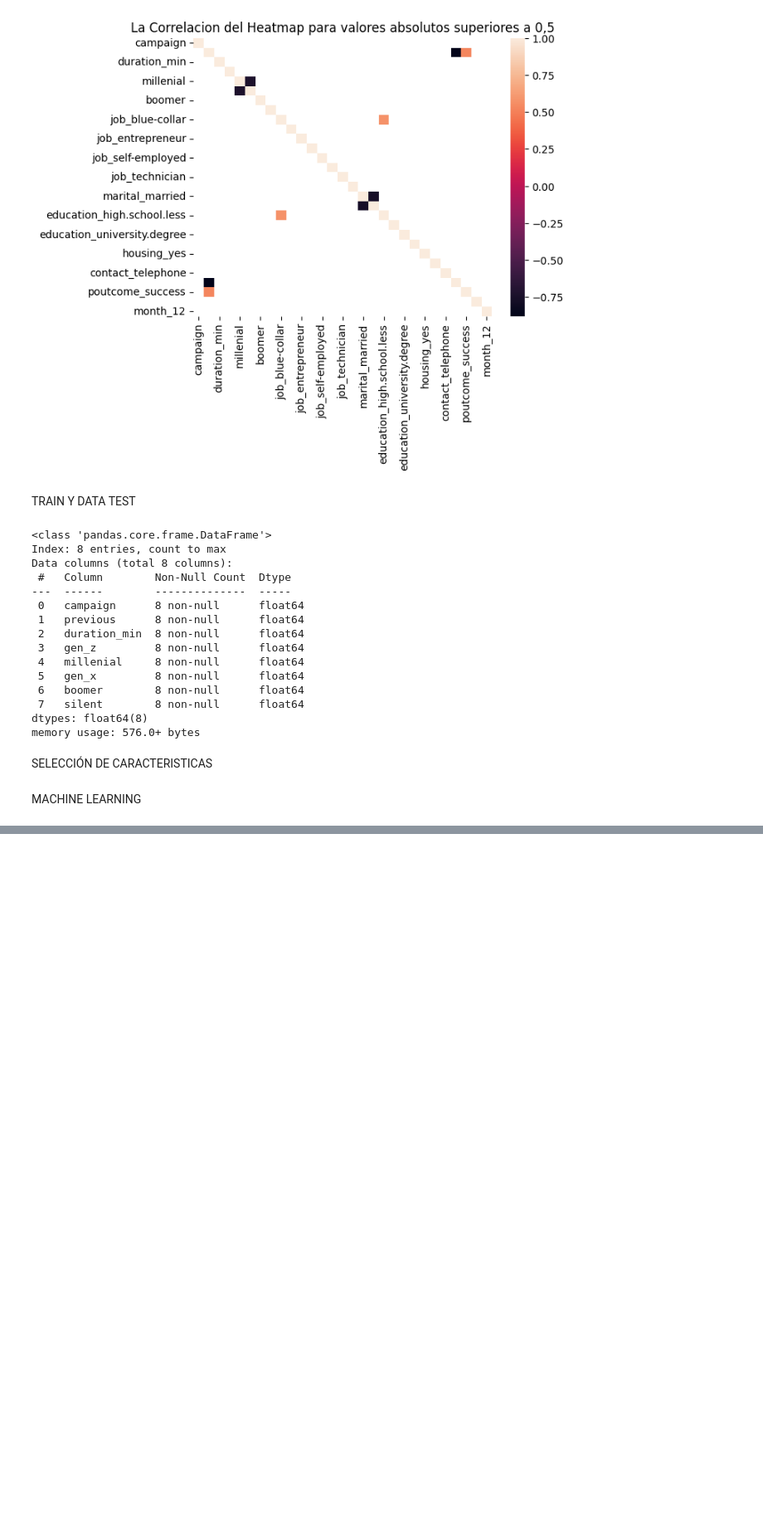
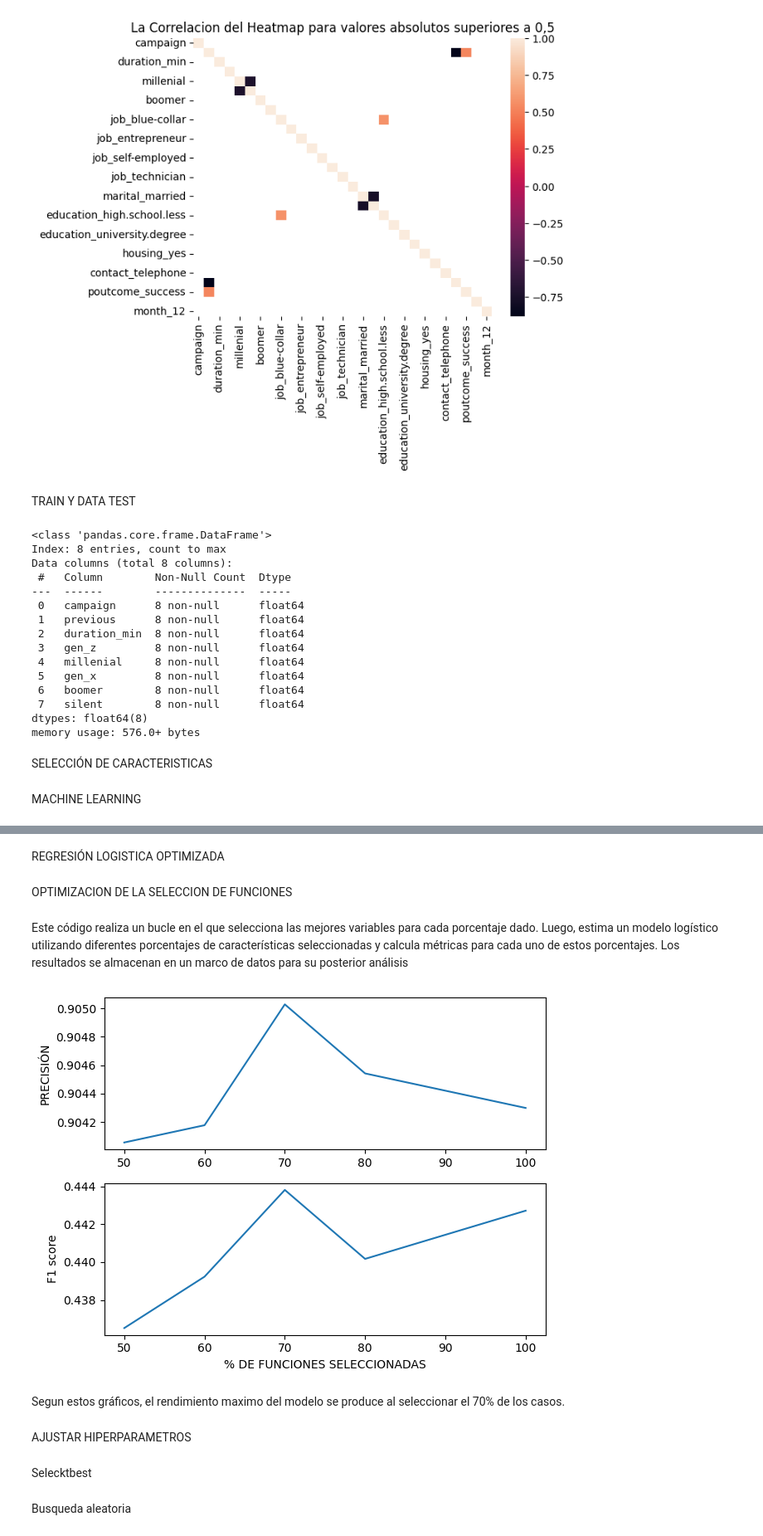
Before and after one commit to Rafaelperezortiz/proyetmlalgorithm, a Jupyter notebook: src/explore.ipynb, the cells around one changed output, grey strips where cells are left out. Shown at 83% size. Cells and saved outputs as stored; diff of their text form; code cells hidden in the pictures; blank space fills up the shorter version.

Commit message:
REALIZADA

```diff
--- a/src/explore.ipynb
+++ b/src/explore.ipynb
@@ -671,0 +731,50 @@ MACHINE LEARNING
+# %% [markdown]
+REGRESIÓN LOGISTICA OPTIMIZADA
+# %% [markdown]
+OPTIMIZACION DE LA SELECCION DE FUNCIONES
+# %% [markdown]
+Este código realiza un bucle en el que selecciona las mejores variables para cada porcentaje dado. Luego, estima un modelo logístico utilizando diferentes porcentajes de características seleccionadas y calcula métricas para cada uno de estos porcentajes. Los resultados se almacenan en un marco de datos para su posterior análisis
+# %%
+prop=[100, 80, 70, 60, 50]
+
+metrics=pd.DataFrame( columns=['p','accuracy','f1_score'])
+for i in prop:
+    #feature selection
+    selection_model = SelectKBest(f_classif, k = int(len(X_train_sc.columns) * (i/100) ))
+    selection_model.fit(X_train_sc, y_train)
+
+    #Storing X data based on % of selected vars
+    mask = selection_model.get_support()
+    X_train_sc_sel = pd.DataFrame(selection_model.transform(X_train_sc), columns = X_train_sc.columns.values[mask])
+    X_test_sc_sel = pd.DataFrame(selection_model.transform(X_test_sc), columns = X_test_sc.columns.values[mask])
+
+    #Storing feature selection for each %
+    dump(selection_model, open(f"/workspaces/proyetmlalgorithm/models/selectkscl{int(i)}.pk", "wb"))
+
+    bank_model = LogisticRegression(solver='newton-cholesky', random_state=42)
+    bank_model.fit(X_train_sc_sel, y_train)#Training model with scaled-featured-selected data
+    y_pred_ss= bank_model.predict(X_test_sc_sel)
+    result={
+            'p':i,
+            'accuracy': accuracy_score(y_test, y_pred_ss),
+            'f1_score': f1_score(y_test, y_pred_ss)}
+    metrics.loc[len(metrics)]=result
+# %%
+fig, ax=plt.subplots(2)
+ax[0].plot( metrics['p'], metrics['accuracy'])
+ax[0].set_ylabel('PRECISIÓN')
+
+ax[1].plot( metrics['p'], metrics['f1_score'])
+ax[1].set_ylabel('F1 score')
+ax[1].set_xlabel('% DE FUNCIONES SELECCIONADAS')
+
+plt.tight_layout()
+plt.show()
+# %% [output]
+[figure, added]
+# %% [markdown]
+Segun estos gráficos, el rendimiento maximo del modelo se produce al seleccionar el 70% de los casos.
+# %% [markdown]
+AJUSTAR HIPERPARAMETROS
+# %% [markdown]
+Selecktbest
@@ -671,0 +790,2 @@ MACHINE LEARNING
+# %% [markdown]
+Busqueda aleatoria
```
Also changed, not shown: parts of 26 cells of this notebook, 11 other files.
